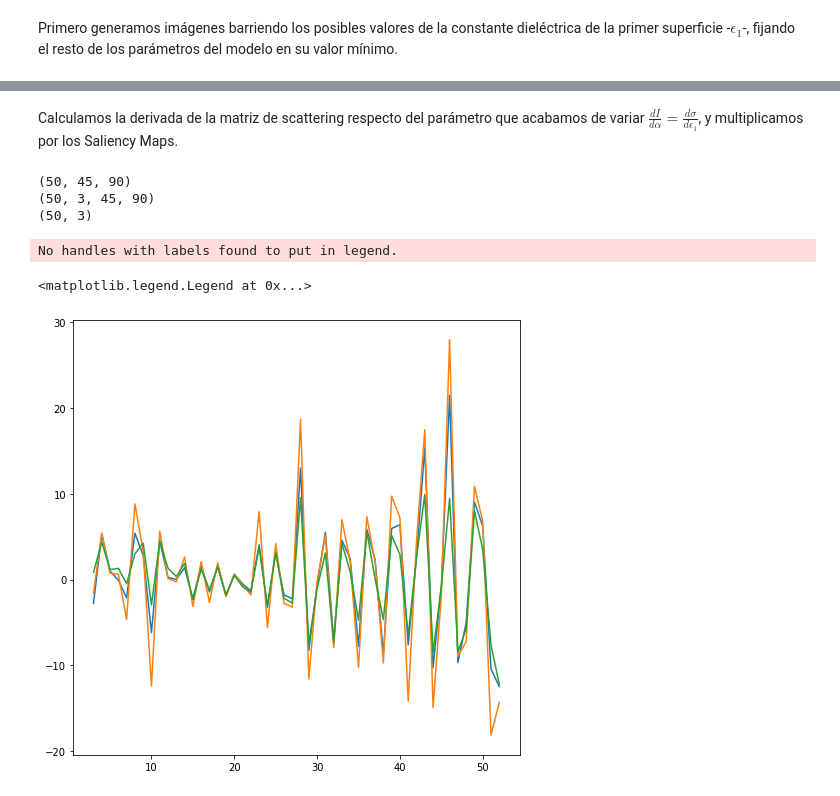
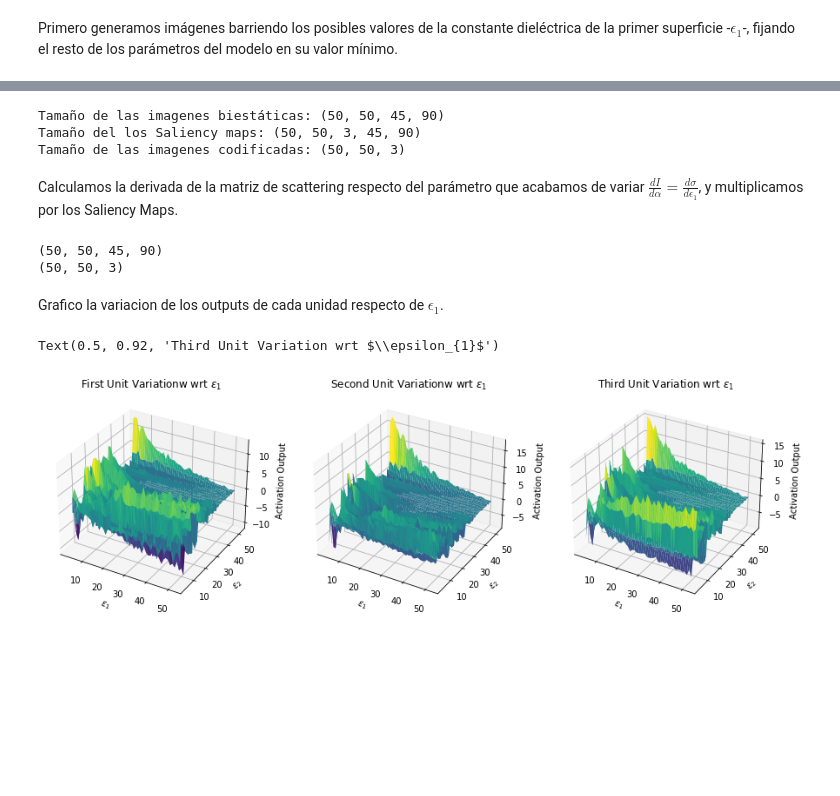
Before and after one commit to jotavecorta/DeepScatteringModels, a Jupyter notebook: DLSM/small_slope_approx/saliency_maps.ipynb, the cells around one changed output, grey strips where cells are left out. Drawn from its saved outputs; the diff is of its cells as text; code cells hidden in the pictures; blank space fills up the shorter version.

Commit message:
Add Activation output

```diff
--- a/DLSM/small_slope_approx/saliency_maps.ipynb
+++ b/DLSM/small_slope_approx/saliency_maps.ipynb
@@ -260,3 +270,11 @@ print(d_img.shape)
+# %%
+print(f'Tamaño de las imagenes biestáticas: {sigma.shape}')
+print(f'Tamaño del los Saliency maps: {d_img.shape}')
+print(f'Tamaño de las imagenes codificadas: {latent_space.shape}')
+# %% [output]
+Tamaño de las imagenes biestáticas: (50, 50, 45, 90)
+Tamaño del los Saliency maps: (50, 50, 3, 45, 90)
+Tamaño de las imagenes codificadas: (50, 50, 3)
 # %% [markdown]
 Calculamos la derivada de la matriz de scattering respecto del parámetro que acabamos de variar $\frac{d I}{d\alpha}=\frac{d\sigma}{d\epsilon_{1}}$, y multiplicamos por los Saliency Maps.
 # %%
@@ -264,33 +282,47 @@ Calculamos la derivada de la matriz de scattering respecto del parámetro que ac
 d_alpha = 1#.0003
 
 # Derivada respecto de alpha
-d_sigma = np.gradient(sigma, d_alpha ,axis=0)
-size = d_sigma.shape
+d_sigma = np.gradient(sigma, d_alpha, axis=(0, 1))
 
 # Hacemos un reshape para poder contraer indices más fácil
-#d_sigma.resize((size[0], size[1]*size[2]))
-#d_img.resize(size[0], latent_dim, size[1]*size[2])
-print(d_sigma.shape)
-print(d_img.shape)
-# Variacion de cada unidad respecto a epsilon
-d_Unit = np.einsum('ijkl, ikl -> ij', d_img, d_sigma)
-# #d_Unit = np.tensordot(d_img, d_sigma, axes=(-1, -1))
-# #d_Unit = np.squeeze(d_Unit, axis=0)
+print(d_sigma[0].shape)
+
+#Variacion de cada unidad respecto a epsilon
+d_Unit = np.einsum('ijklm, ijlm -> ijk', d_img, d_sigma[0])
 print(d_Unit.shape)
 # %% [output]
-(50, 45, 90)
-(50, 3, 45, 90)
-(50, 3)
+(50, 50, 45, 90)
+(50, 50, 3)
-# %%
-from matplotlib import pyplot as plt
-plt.figure(figsize=(8, 8))
-ax1 = plt.subplot(1,1,1)
-ax1.plot(ep1, d_Unit[:, 0], label="VV")
-ax1.plot(ep1, d_Unit[:, 1], label="HH")
-ax1.plot(ep1, d_Unit[:, 2], label="HV")
-#ax1.plot(range(49), 1-np.abs(d_Unit[0,:]/d_Unit[2,:]))
-ax.legend()
-# %% [output]
-No handles with labels found to put in legend.
-<matplotlib.legend.Legend at 0x...>
-[figure, removed]
+# %% [markdown]
+Grafico la variacion de los outputs de cada unidad respecto de $\epsilon_{1}$.
+# %%
+from matplotlib import pyplot as plt
+
+fig, ax = plt.subplots(1, 3, figsize=(15, 48),
+        subplot_kw={"projection": "3d"})
+
+EP1, EP2 = np.meshgrid(epsilon1, epsilon2)
+
+# Primera Unidad
+ax[0].plot_surface(EP1, EP2, d_Unit[:, :, 0], cmap='viridis')
+ax[0].set_xlabel('$\epsilon_{1}$')
+ax[0].set_ylabel('$\epsilon_{2}$')
+ax[0].set_zlabel('Activation Output')
+ax[0].set_title('First Unit Variationw wrt $\epsilon_{1}$')
+
+# Second Unidad
+ax[1].plot_surface(EP1, EP2, d_Unit[:, :, 1], cmap='viridis')
+ax[1].set_xlabel('$\epsilon_{1}$')
+ax[1].set_ylabel('$\epsilon_{2}$')
+ax[1].set_zlabel('Activation Output')
+ax[1].set_title('Second Unit Variationw wrt $\epsilon_{1}$')
+
+# Tercera Unidad
+ax[2].plot_surface(EP1, EP2, d_Unit[:, :, 2], cmap='viridis')
+ax[2].set_xlabel('$\epsilon_{1}$')
+ax[2].set_ylabel('$\epsilon_{2}$')
+ax[2].set_zlabel('Activation Output')
+ax[2].set_title('Third Unit Variation wrt $\epsilon_{1}$')
+# %% [output]
+Text(0.5, 0.92, 'Third Unit Variation wrt $\\epsilon_{1}$')
+[figure, added]
```
Also changed, not shown: parts of 9 cells of this notebook, 1 other file.
